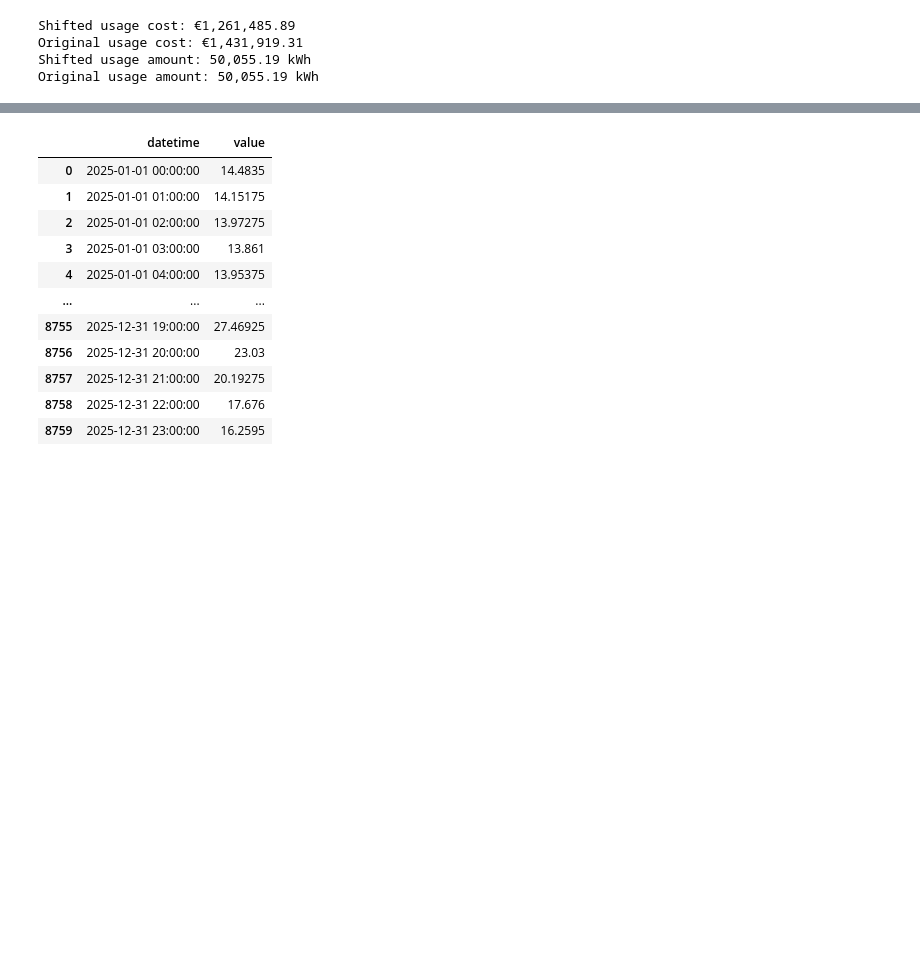
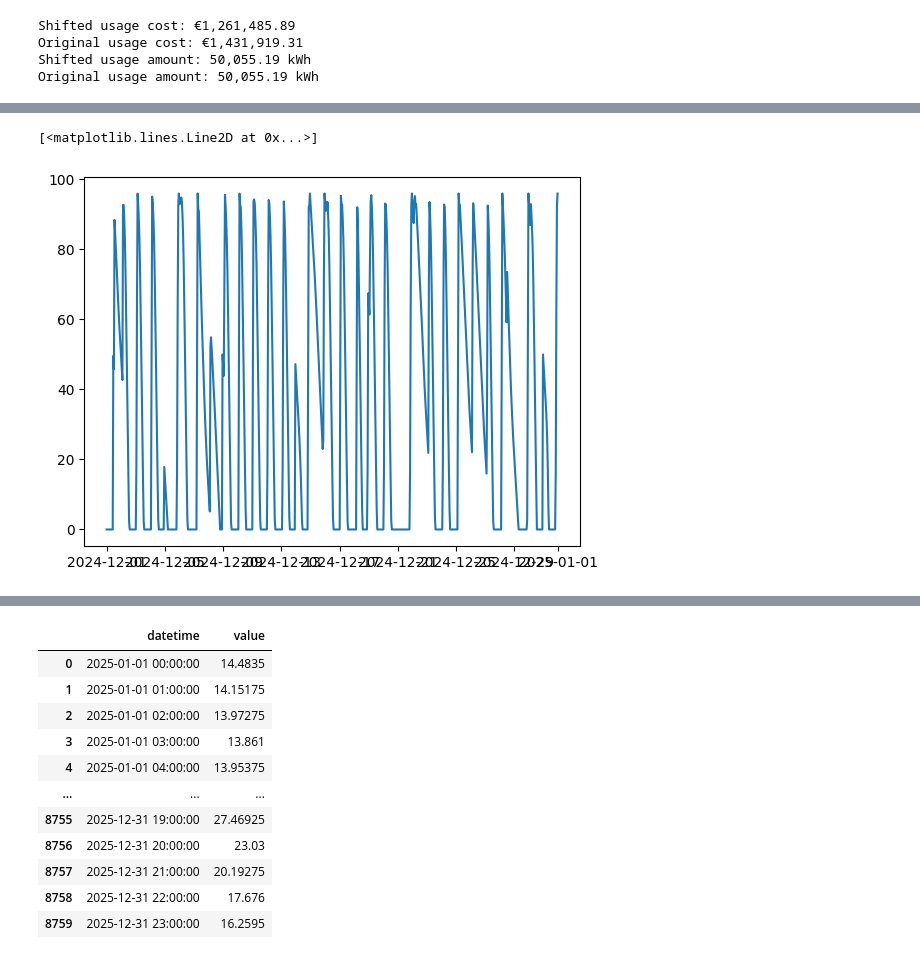
Before and after one commit to NeilSinclair/electricy-model, a Jupyter notebook: data-analysis_clean.ipynb, the cells around one changed output, grey strips where cells are left out. Saved outputs shown, nothing was run; the diff lists cells and outputs as text; code cells hidden in the pictures; blank space fills up the shorter version.

```diff
--- a/data-analysis_clean.ipynb
+++ b/data-analysis_clean.ipynb
@@ -7,6 +8,8 @@ df_hourly = dp.process_hourly_energy_profile(start_date="2024-12-01 00:00", end_
 day_ahead_hourly = dp.process_day_ahead_data(df_hourly)
 
 df_usage_and_price = dp.calculate_usage_and_price(df_hourly, day_ahead_hourly, config=CONFIG)
-hourly_monthly_avg = dp.shift_electricity_usage(df_usage_and_price, config=CONFIG)
+hourly_daily_avg = dp.shift_electricity_usage_daily(df_usage_and_price, config=CONFIG)
 
-shifted_usage = dp.calculate_shifted_electricity_cost(df_usage_and_price, hourly_monthly_avg, config=CONFIG)
+merged_df = dp.merge_temperature_shift_with_usage(df_usage_and_price, hourly_daily_avg,config=CONFIG)
+
+# shifted_usage = dp.calculate_shifted_electricity_cost(df_usage_and_price, hourly_monthly_avg, config=CONFIG)
@@ -23,0 +259,6 @@ Original usage amount: 50,055.19 kWh
+# %%
+import matplotlib.pyplot as plt
+plt.plot(x[x.year==2024]["datetime"], x[x.year==2024]["battery_level"])
+# %% [output]
+[<matplotlib.lines.Line2D at 0x...>]
+[figure, added]
```
Also changed, not shown: parts of 16 cells of this notebook, 5 other files.
